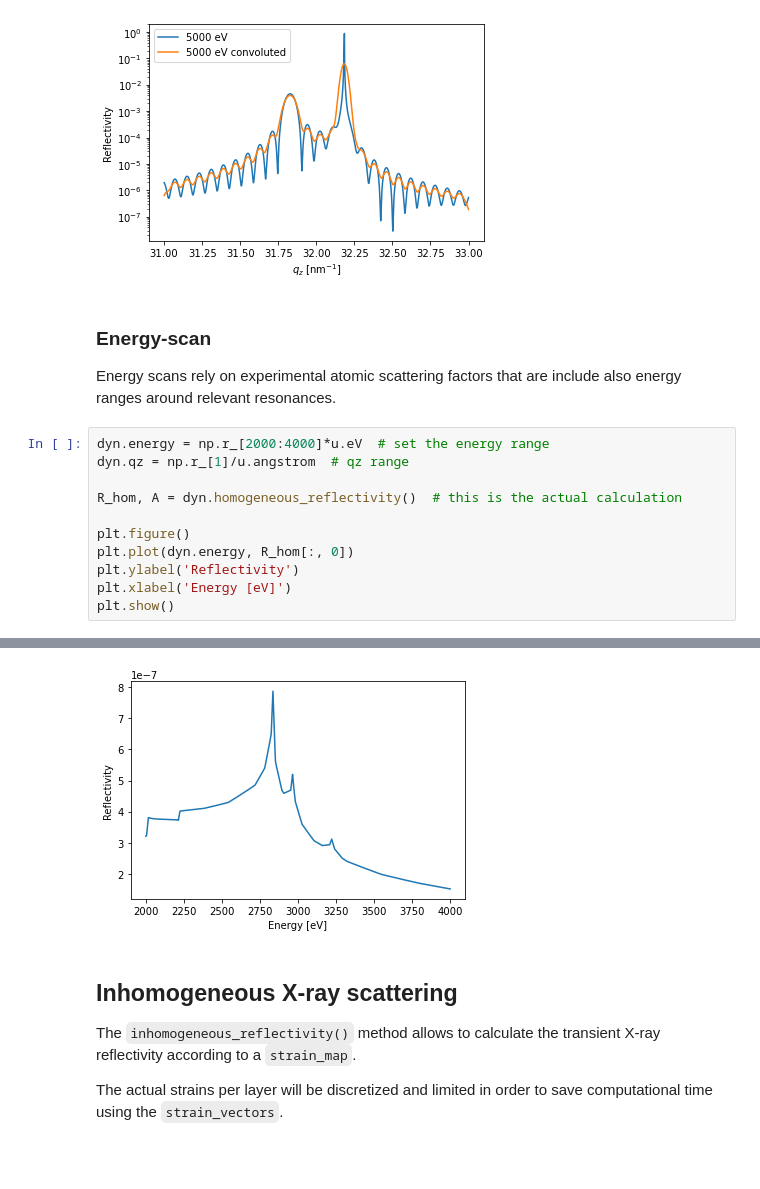
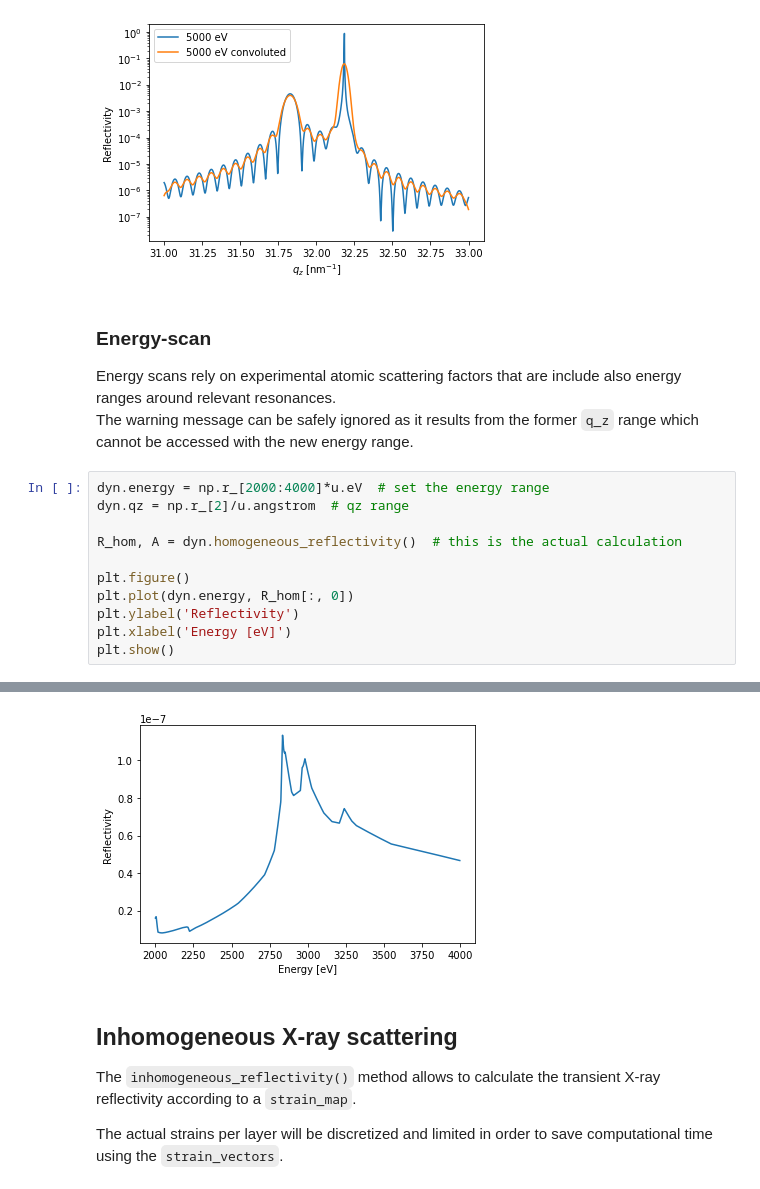
Before and after one commit to dschick/udkm1Dsim, a Jupyter notebook: docs/source/examples/dynamical_xray.ipynb, the cells around one changed output, grey strips where cells are left out. Cells and saved outputs as stored; diff of their text form; blank space fills up the shorter version.

Commit message:
add comment to invalid value in arcsin in energy scan

```diff
--- a/docs/source/examples/dynamical_xray.ipynb
+++ b/docs/source/examples/dynamical_xray.ipynb
@@ -244,9 +244,10 @@ plt.show()
 ### Energy-scan
 
 Energy scans rely on experimental atomic scattering factors that are include also energy ranges around relevant resonances.
+The warning message can be safely ignored as it results from the former `q_z` range which cannot be accessed with the new energy range.
 # %%
 dyn.energy = np.r_[2000:4000]*u.eV  # set the energy range
-dyn.qz = np.r_[1]/u.angstrom  # qz range
+dyn.qz = np.r_[2]/u.angstrom  # qz range
 
 R_hom, A = dyn.homogeneous_reflectivity()  # this is the actual calculation
 
@@ -261,4 +262,4 @@ Elapsed time for _homogenous_reflectivity_: 0.883184 s
-[figure, old version]
+[figure, new version]
 # %% [markdown]
 ## Inhomogeneous X-ray scattering
 
```
Also changed, not shown: parts of 6 cells of this notebook.
